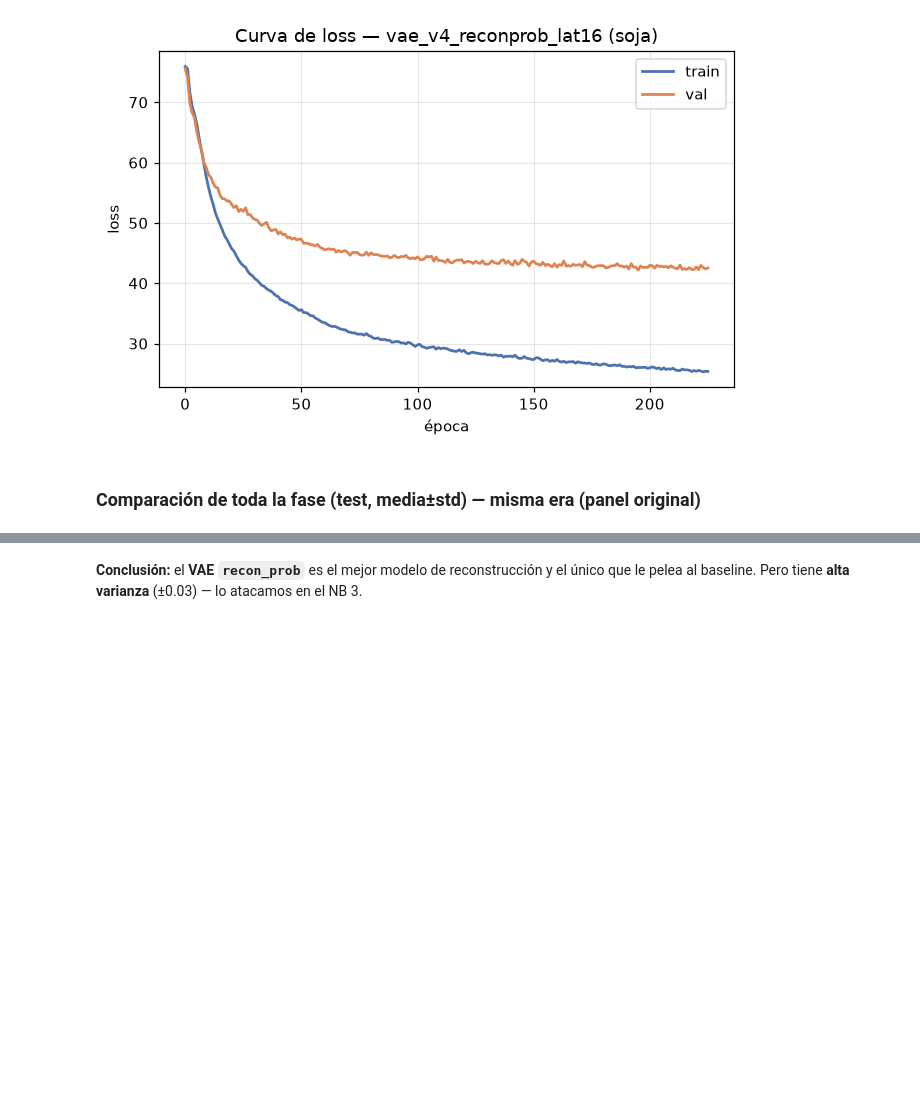
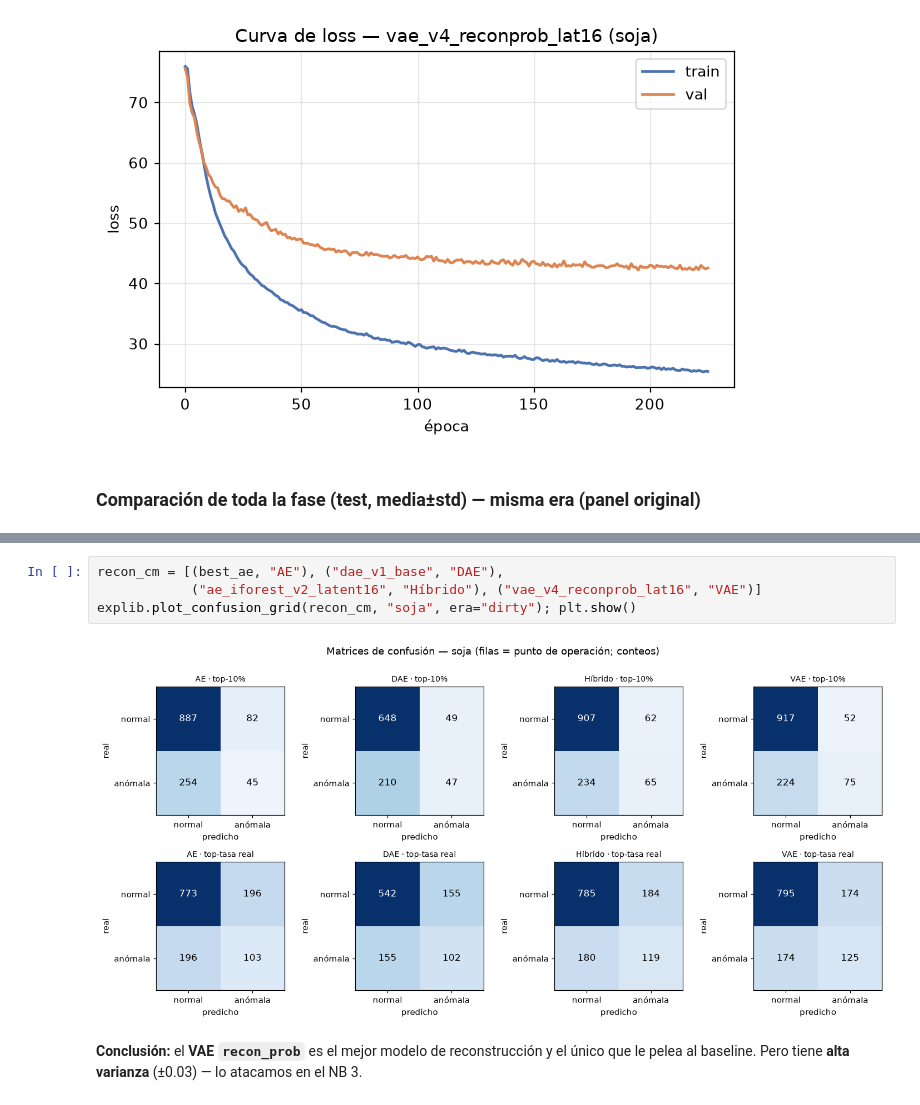
Before and after one commit to Castanosjoaquin/Trabajo_final_ML, a Jupyter notebook: componente_a/experiments/02_modelos_de_reconstruccion.ipynb, the cells around one changed output, grey strips where cells are left out. Saved outputs shown, nothing was run; the diff lists cells and outputs as text; blank space fills up the shorter version.

```diff
--- a/componente_a/experiments/02_modelos_de_reconstruccion.ipynb
+++ b/componente_a/experiments/02_modelos_de_reconstruccion.ipynb
@@ -103,3 +109,9 @@ explib.plot_compare(recon, "soja", era="dirty", baseline=0.389, title="Fase reco
+# %%
+recon_cm = [(best_ae, "AE"), ("dae_v1_base", "DAE"),
+            ("ae_iforest_v2_latent16", "Híbrido"), ("vae_v4_reconprob_lat16", "VAE")]
+explib.plot_confusion_grid(recon_cm, "soja", era="dirty"); plt.show()
+# %% [output]
+[figure, added]
 # %% [markdown]
 **Conclusión:** el **VAE `recon_prob`** es el mejor modelo de reconstrucción y el
 único que le pelea al baseline. Pero tiene **alta varianza** (±0.03) — lo atacamos en el NB 3.
```
Also changed, not shown: parts of 3 cells of this notebook, 12 other files.
